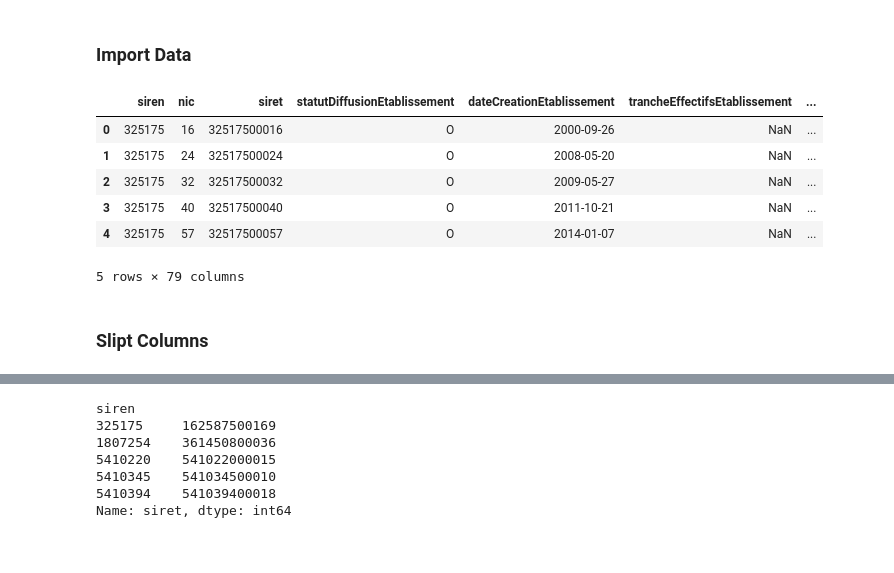
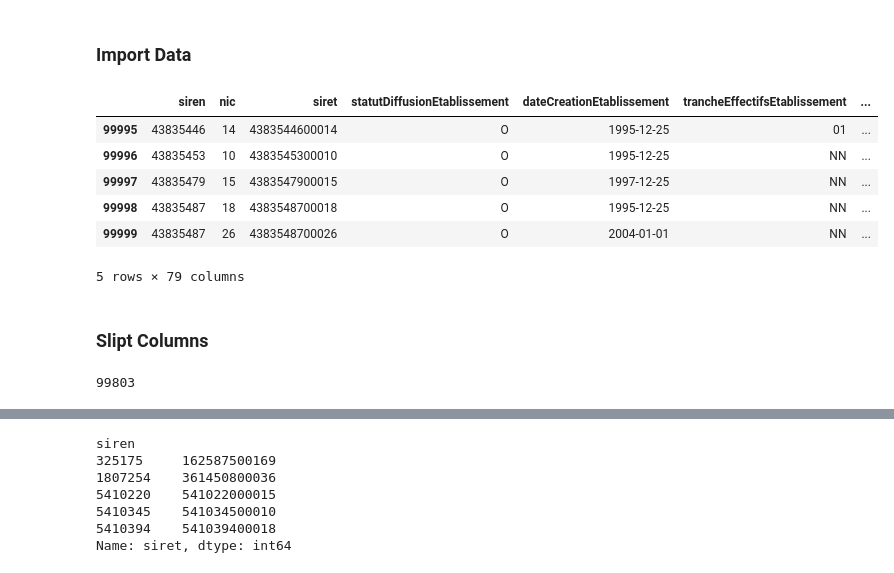
Before and after one commit to morel-hugo/SIREN-SIRET, a Jupyter notebook: main.ipynb, the cells around one changed output, grey strips where cells are left out. Drawn from its saved outputs; the diff is of its cells as text; code cells hidden in the pictures.

```diff
--- a/main.ipynb
+++ b/main.ipynb
@@ -14,18 +14,22 @@ import matplotlib.pyplot as plt
 ### Import Data
 # %%
 df = pd.read_csv('data.csv')
-# %%
-df.head()
-# %% [output]
-|  | siren | nic | siret | statutDiffusionEtablissement | dateCreationEtablissement | trancheEffectifsEtablissement | ... |
-| 0 | 325175 | 16 | 32517500016 | O | 2000-09-26 | NaN | ... |
-| 1 | 325175 | 24 | 32517500024 | O | 2008-05-20 | NaN | ... |
-| 2 | 325175 | 32 | 32517500032 | O | 2009-05-27 | NaN | ... |
-| 3 | 325175 | 40 | 32517500040 | O | 2011-10-21 | NaN | ... |
-| 4 | 325175 | 57 | 32517500057 | O | 2014-01-07 | NaN | ... |
-5 rows × 79 columns
+# %%
+df.tail(5)
+# %% [output]
+|  | siren | nic | siret | statutDiffusionEtablissement | dateCreationEtablissement | trancheEffectifsEtablissement | ... |
+| 99995 | 43835446 | 14 | 4383544600014 | O | 1995-12-25 | 01 | ... |
+| 99996 | 43835453 | 10 | 4383545300010 | O | 1995-12-25 | NN | ... |
+| 99997 | 43835479 | 15 | 4383547900015 | O | 1997-12-25 | NN | ... |
+| 99998 | 43835487 | 18 | 4383548700018 | O | 1995-12-25 | NN | ... |
+| 99999 | 43835487 | 26 | 4383548700026 | O | 2004-01-01 | NN | ... |
+5 rows × 79 columns
 # %% [markdown]
 ### Slipt Columns
+# %%
+df['activitePrincipaleEtablissement'].count()
+# %% [output]
+99803
 # %%
 columns_int = df.select_dtypes(include=['int']).columns
 columns_int
```
Also changed, not shown: parts of 23 cells of this notebook.
